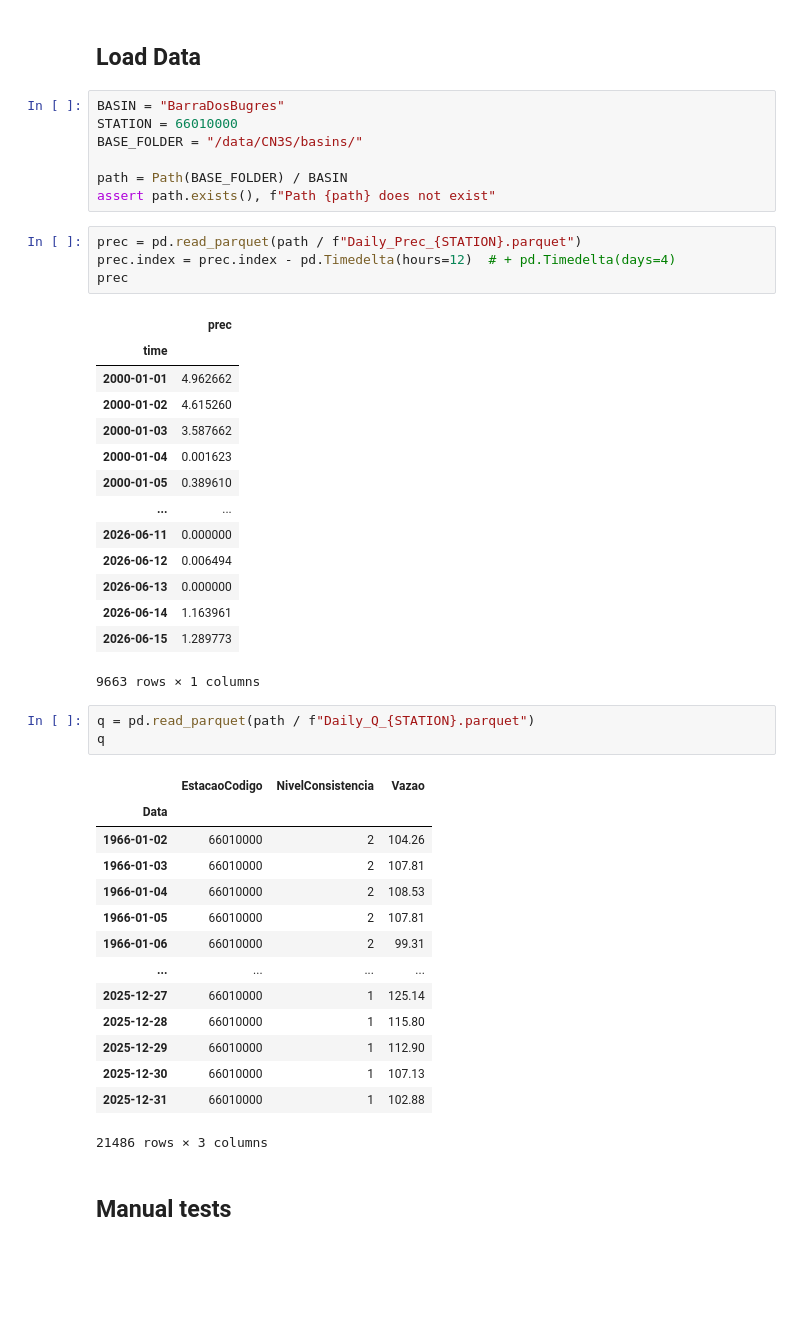
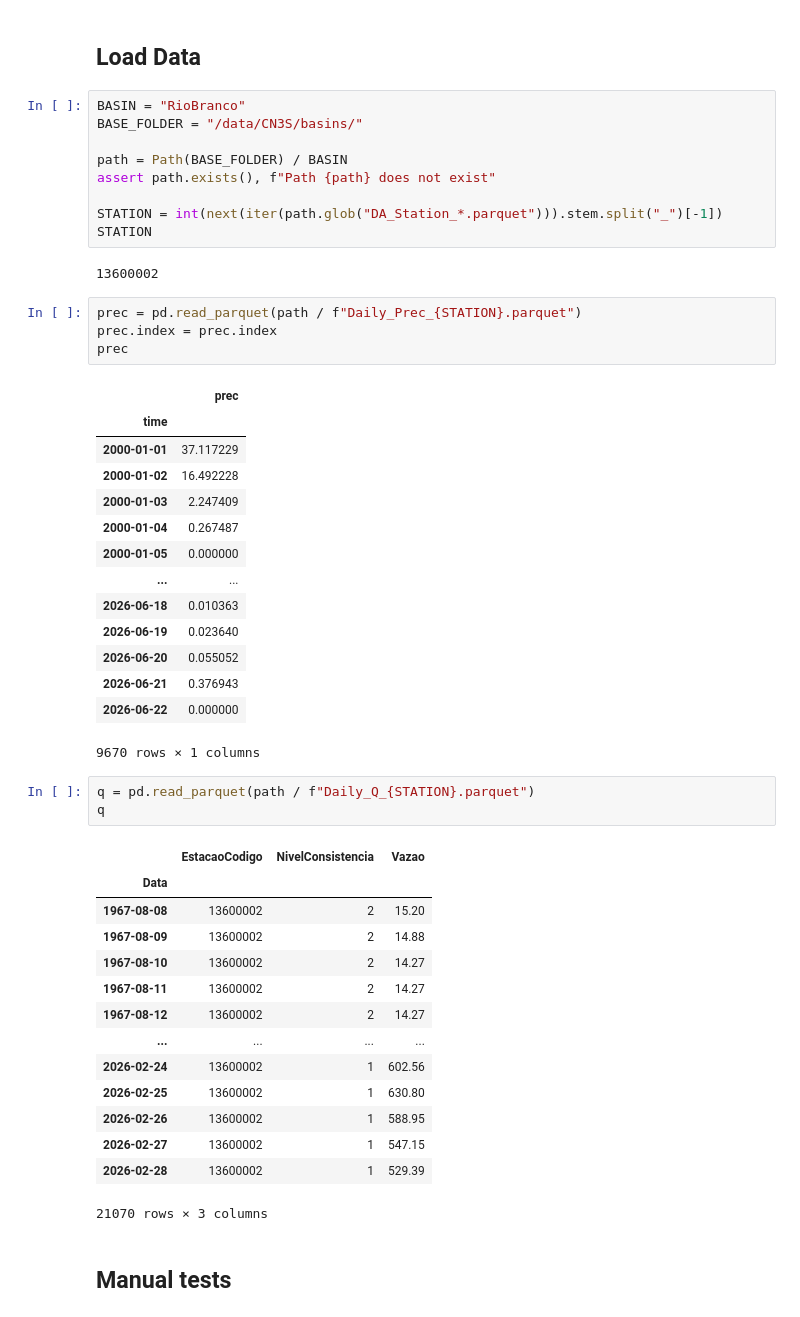
Before and after one commit to cordmaur/CN3S, a Jupyter notebook: nbs/Daily/03-Optimize_Daily.ipynb, the cells around one changed output. Cells and saved outputs as stored; diff of their text form; blank space fills up the shorter version.

```diff
--- a/nbs/Daily/05-Optimize_Daily.ipynb
+++ b/nbs/Daily/03-Optimize_Daily.ipynb
@@ -13,49 +13,53 @@ from cn3s import CN3S, CN3SOptimizer, CN3SParams
 # %% [markdown]
 ## Load Data
 # %%
-BASIN = "BarraDosBugres"
-STATION = 66010000
+BASIN = "RioBranco"
 BASE_FOLDER = "/data/CN3S/basins/"
 
 path = Path(BASE_FOLDER) / BASIN
 assert path.exists(), f"Path {path} does not exist"
+
+STATION = int(next(iter(path.glob("DA_Station_*.parquet"))).stem.split("_")[-1])
+STATION
+# %% [output]
+13600002
 # %%
 prec = pd.read_parquet(path / f"Daily_Prec_{STATION}.parquet")
-prec.index = prec.index - pd.Timedelta(hours=12)  # + pd.Timedelta(days=4)
+prec.index = prec.index
 prec
 # %% [output]
 |  | prec |
 | time |  |
-| 2000-01-01 | 4.962662 |
-| 2000-01-02 | 4.615260 |
-| 2000-01-03 | 3.587662 |
-| 2000-01-04 | 0.001623 |
-| 2000-01-05 | 0.389610 |
+| 2000-01-01 | 37.117229 |
+| 2000-01-02 | 16.492228 |
+| 2000-01-03 | 2.247409 |
+| 2000-01-04 | 0.267487 |
+| 2000-01-05 | 0.000000 |
 | ... | ... |
-| 2026-06-11 | 0.000000 |
-| 2026-06-12 | 0.006494 |
-| 2026-06-13 | 0.000000 |
-| 2026-06-14 | 1.163961 |
-| 2026-06-15 | 1.289773 |
+| 2026-06-18 | 0.010363 |
+| 2026-06-19 | 0.023640 |
+| 2026-06-20 | 0.055052 |
+| 2026-06-21 | 0.376943 |
+| 2026-06-22 | 0.000000 |
-9663 rows × 1 columns
+9670 rows × 1 columns
 # %%
 q = pd.read_parquet(path / f"Daily_Q_{STATION}.parquet")
 q
 # %% [output]
 |  | EstacaoCodigo | NivelConsistencia | Vazao |
 | Data |  |  |  |
-| 1966-01-02 | 66010000 | 2 | 104.26 |
-| 1966-01-03 | 66010000 | 2 | 107.81 |
-| 1966-01-04 | 66010000 | 2 | 108.53 |
-| 1966-01-05 | 66010000 | 2 | 107.81 |
-| 1966-01-06 | 66010000 | 2 | 99.31 |
+| 1967-08-08 | 13600002 | 2 | 15.20 |
+| 1967-08-09 | 13600002 | 2 | 14.88 |
+| 1967-08-10 | 13600002 | 2 | 14.27 |
+| 1967-08-11 | 13600002 | 2 | 14.27 |
+| 1967-08-12 | 13600002 | 2 | 14.27 |
 | ... | ... | ... | ... |
-| 2025-12-27 | 66010000 | 1 | 125.14 |
-| 2025-12-28 | 66010000 | 1 | 115.80 |
-| 2025-12-29 | 66010000 | 1 | 112.90 |
-| 2025-12-30 | 66010000 | 1 | 107.13 |
-| 2025-12-31 | 66010000 | 1 | 102.88 |
+| 2026-02-24 | 13600002 | 1 | 602.56 |
+| 2026-02-25 | 13600002 | 1 | 630.80 |
+| 2026-02-26 | 13600002 | 1 | 588.95 |
+| 2026-02-27 | 13600002 | 1 | 547.15 |
+| 2026-02-28 | 13600002 | 1 | 529.39 |
-21486 rows × 3 columns
+21070 rows × 3 columns
 # %% [markdown]
 ## Manual tests
 # %% [markdown]
```
Also changed, not shown: parts of 14 cells of this notebook, 15 other files.
